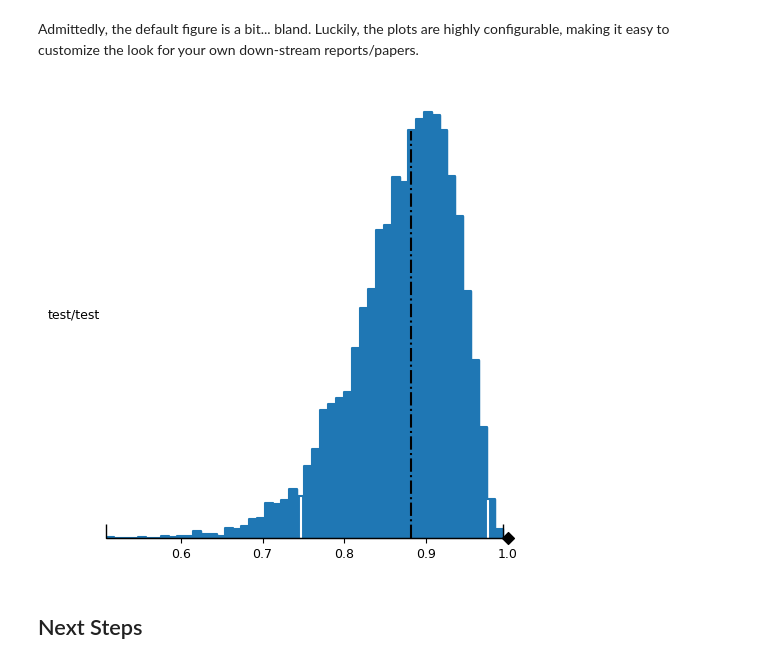
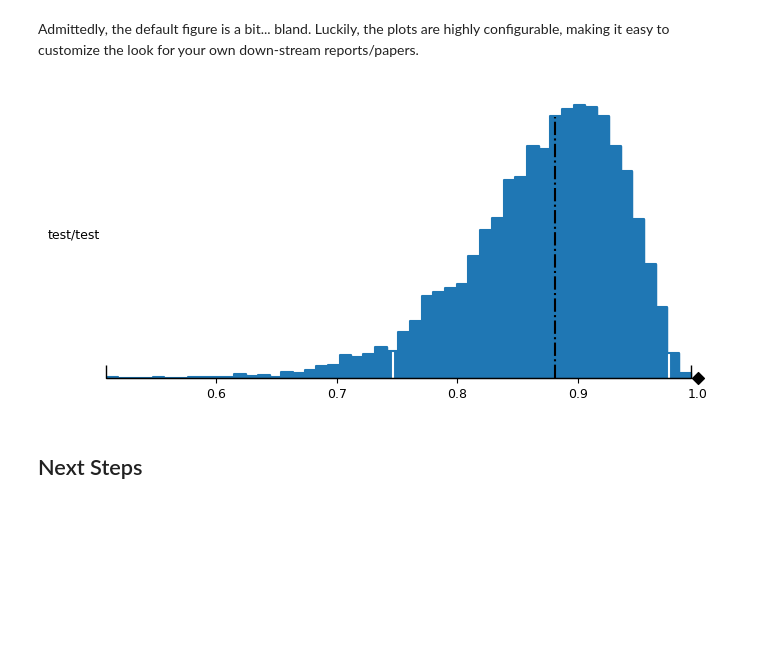
Before and after one commit to ioverho/prob_conf_mat, a Jupyter notebook: documentation/Getting Started/estimating_uncertainty.ipynb, the cells around one changed output. Drawn from its saved outputs; the diff is of its cells as text; code cells hidden in the pictures; blank space fills up the shorter version.

```diff
--- a/documentation/Getting Started/estimating_uncertainty.ipynb
+++ b/documentation/Getting Started/estimating_uncertainty.ipynb
@@ -140,17 +140,17 @@ Admittedly, the default figure is a bit... bland. Luckily, the plots are highly
 # %%
 fig = study.plot_metric_summaries(
     metric="f1",
     class_label=0,
     method="histogram",
     bins=50,
     edge_colour="tab:blue",
     area_colour="tab:blue",
     area_alpha=1.0,
     hdi_lines_colour="white",
     median_line_format="-.",
-    figsize=(5, 5),
+    figsize=(6.9, 3.4),
 );
 # %% [output]
-[figure, old version]
+[figure, new version]
 # %% [markdown]
 ## Next Steps
```
Also changed, not shown: 6 other files.
